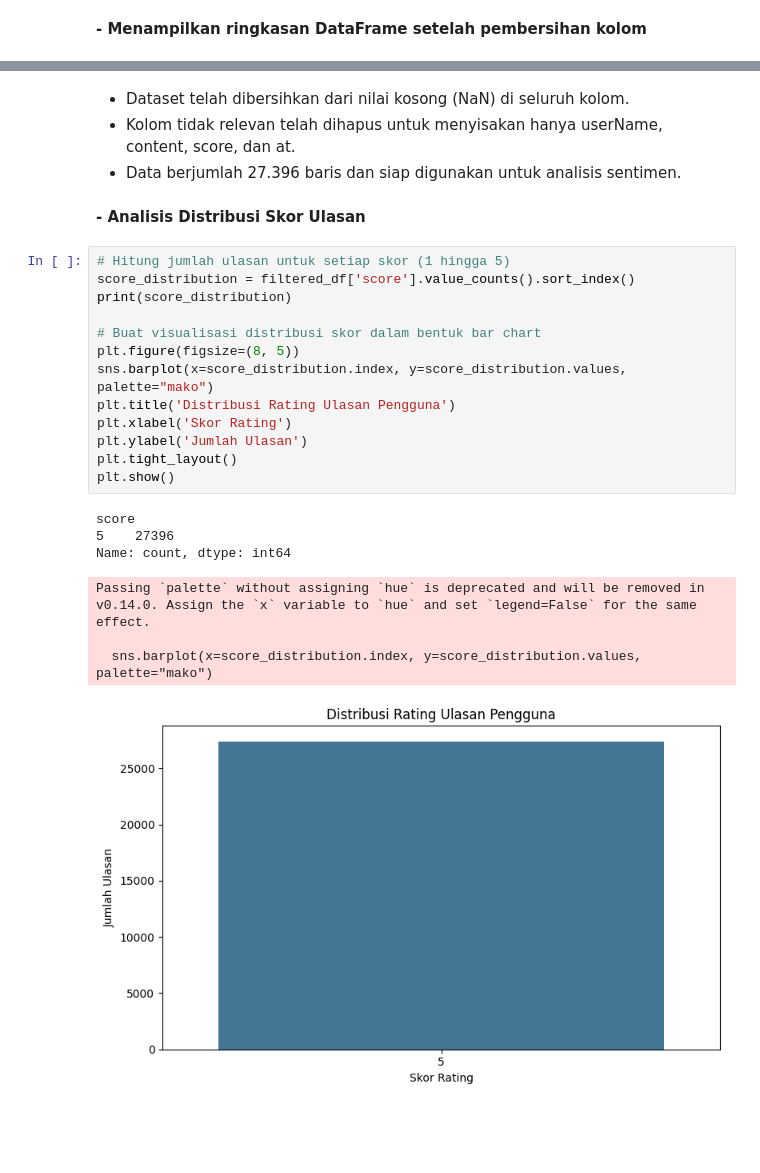
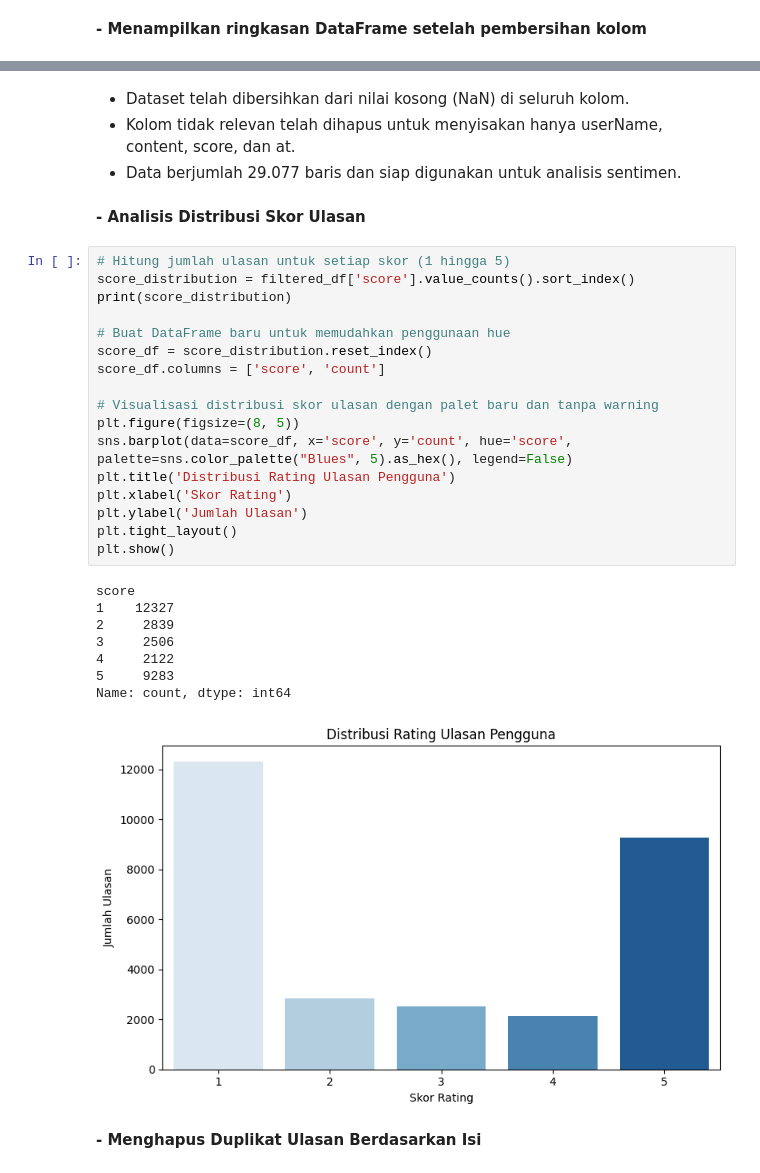
Before and after one commit to Chatarinaeva/analisis_sentikmen, a Jupyter notebook: Submission_Analisis_Sentimen_BRImo.ipynb, the cells around one changed output, grey strips where cells are left out. Saved outputs shown, nothing was run; the diff lists cells and outputs as text; blank space fills up the shorter version.

```diff
--- a/Submission_Analisis_Sentimen_BRImo.ipynb
+++ b/Submission_Analisis_Sentimen_BRImo.ipynb
@@ -299,27 +299,34 @@ filtered_df
 # %% [markdown]
 - Dataset telah dibersihkan dari nilai kosong (NaN) di seluruh kolom.
 - Kolom tidak relevan telah dihapus untuk menyisakan hanya userName, content, score, dan at.
-- Data berjumlah 27.396 baris dan siap digunakan untuk analisis sentimen.
+- Data berjumlah 29.077 baris dan siap digunakan untuk analisis sentimen.
 # %% [markdown]
 **- Analisis Distribusi Skor Ulasan**
 # %%
 # Hitung jumlah ulasan untuk setiap skor (1 hingga 5)
 score_distribution = filtered_df['score'].value_counts().sort_index()
 print(score_distribution)
 
-# Buat visualisasi distribusi skor dalam bentuk bar chart
+# Buat DataFrame baru untuk memudahkan penggunaan hue
+score_df = score_distribution.reset_index()
+score_df.columns = ['score', 'count']
+
+# Visualisasi distribusi skor ulasan dengan palet baru dan tanpa warning
 plt.figure(figsize=(8, 5))
-sns.barplot(x=score_distribution.index, y=score_distribution.values, palette="mako")
+sns.barplot(data=score_df, x='score', y='count', hue='score', palette=sns.color_palette("Blues", 5).as_hex(), legend=False)
 plt.title('Distribusi Rating Ulasan Pengguna')
 plt.xlabel('Skor Rating')
 plt.ylabel('Jumlah Ulasan')
 plt.tight_layout()
 plt.show()
 # %% [output]
 score
-5    27396
+1    12327
+2     2839
+3     2506
+4     2122
+5     9283
 Name: count, dtype: int64
-Passing `palette` without assigning `hue` is deprecated and will be removed in v0.14.0. Assign the `x` variable to `hue` and set `legend=False` for the same effect.
-
-  sns.barplot(x=score_distribution.index, y=score_distribution.values, palette="mako")
-[figure, old version]
+[figure, new version]
+# %% [markdown]
+**- Menghapus Duplikat Ulasan Berdasarkan Isi**
```
Also changed, not shown: parts of 15 cells of this notebook.
